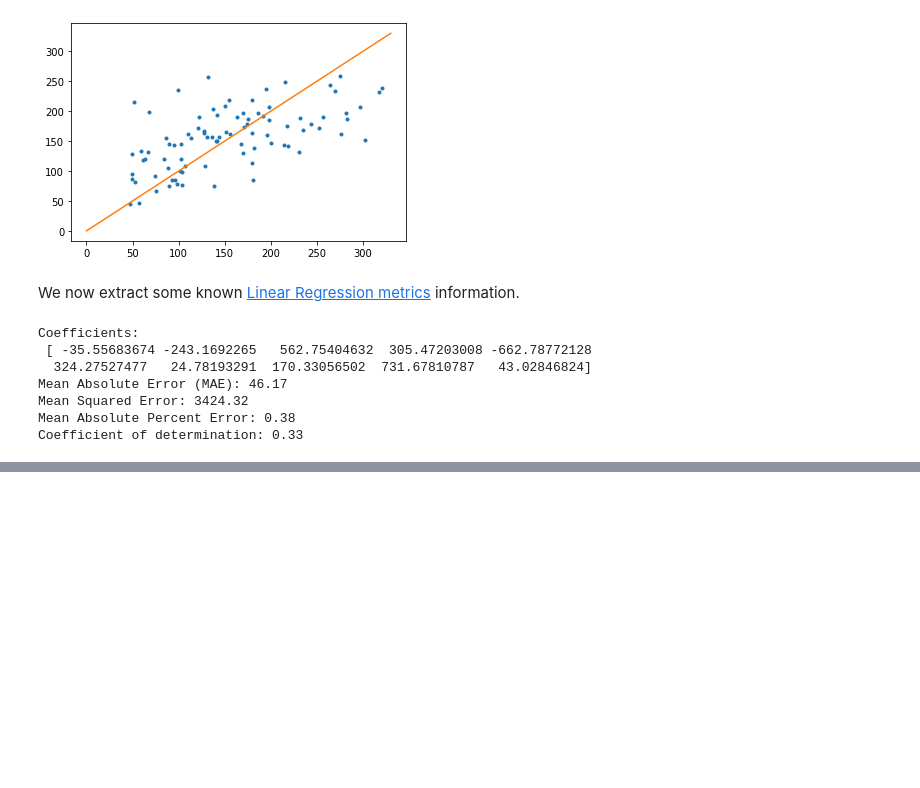
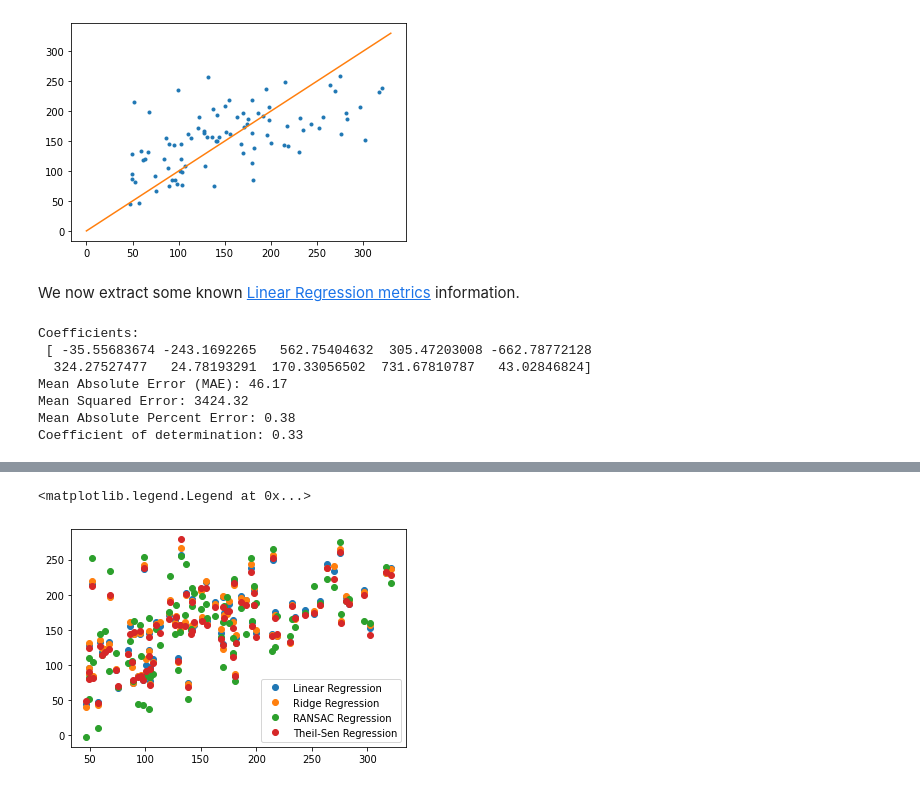
Before and after one commit to klmartinez/DSF, a Jupyter notebook: activities/OverviewMLAlgorithms.ipynb, the cells around one changed output, grey strips where cells are left out. Saved outputs shown, nothing was run; the diff lists cells and outputs as text; code cells hidden in the pictures; blank space fills up the shorter version.

```diff
--- a/activities/OverviewMLAlgorithms.ipynb
+++ b/activities/OverviewMLAlgorithms.ipynb
@@ -195,0 +554,22 @@ Coefficient of determination: 0.33
+# %%
+# convert arrays into their own dataframes
+df_test = pd.DataFrame(y_test)
+df_pred = pd.DataFrame(y_pred)
+df_pred_ridge = pd.DataFrame(y_pred_ridge)
+df_pred_ransac = pd.DataFrame(y_pred_ransac)
+df_pred_theil = pd.DataFrame(y_pred_theil)
+
+# rename column names
+df_test.rename(columns={0 :'Original'}, inplace=True)
+df_pred.rename(columns={0 :'Linear Regression'}, inplace=True)
+df_pred_ridge.rename(columns={0 :'Ridge Regression'}, inplace=True)
+df_pred_ransac.rename(columns={0 :'RANSAC Regression'}, inplace=True)
+df_pred_theil.rename(columns={0 :'Theil-Sen Regression'}, inplace=True)
+
+
+# check the outputs
+print(df_test.head)
+print(df_pred.head)
+print(df_pred_ridge.head)
+print(df_pred_ransac.head)
+print(df_pred_theil.head)
@@ -195,0 +594,4 @@ Coefficient of determination: 0.33
+# %%
+# concat the dataframes
+df = pd.concat([df_test, df_pred, df_pred_ridge, df_pred_ransac, df_pred_theil], axis = 1)
+df.head
@@ -195,0 +616,13 @@ Coefficient of determination: 0.33
+# %%
+# multiple plots
+plt.plot('Original', 'Linear Regression', data=df, linestyle='none', marker='o') # linear regression
+plt.plot('Original', 'Ridge Regression', data=df, linestyle='none', marker='o') # ridge regression (HuberRegressor)
+plt.plot('Original', 'RANSAC Regression', data=df, linestyle='none', marker='o') # ridge regression (HuberRegressor)
+plt.plot('Original', 'Theil-Sen Regression', data=df, linestyle='none', marker='o') # ridge regression (HuberRegressor)
+
+
+# show legend
+plt.legend()
+# %% [output]
+<matplotlib.legend.Legend at 0x...>
+[figure, added]
```
Also changed, not shown: parts of 51 cells of this notebook.
